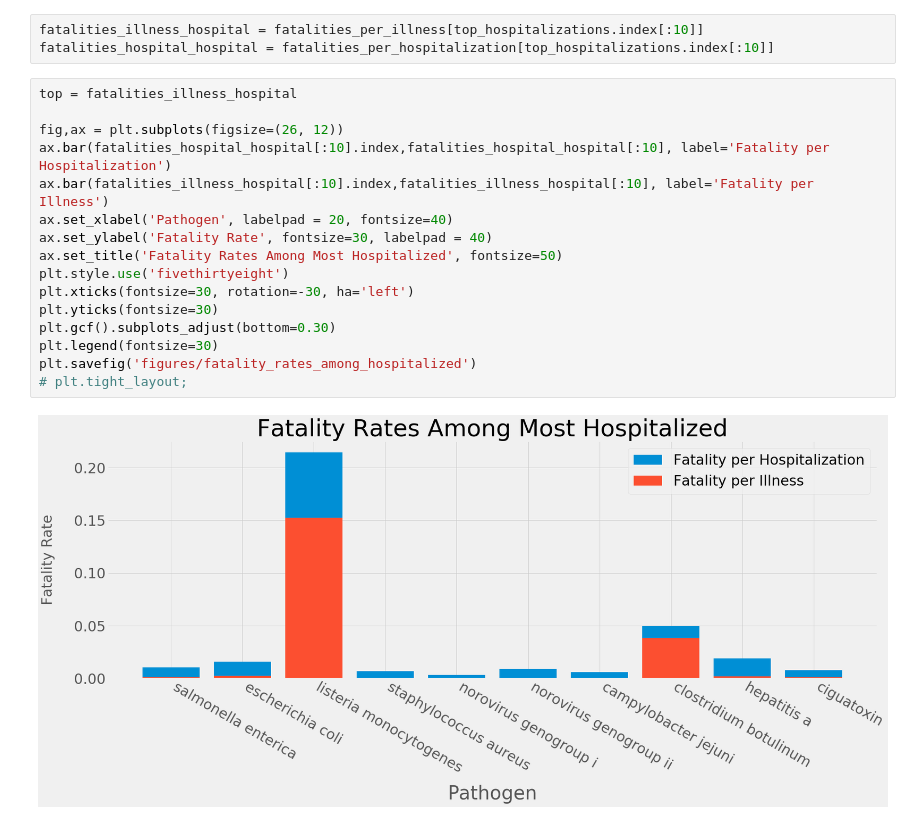
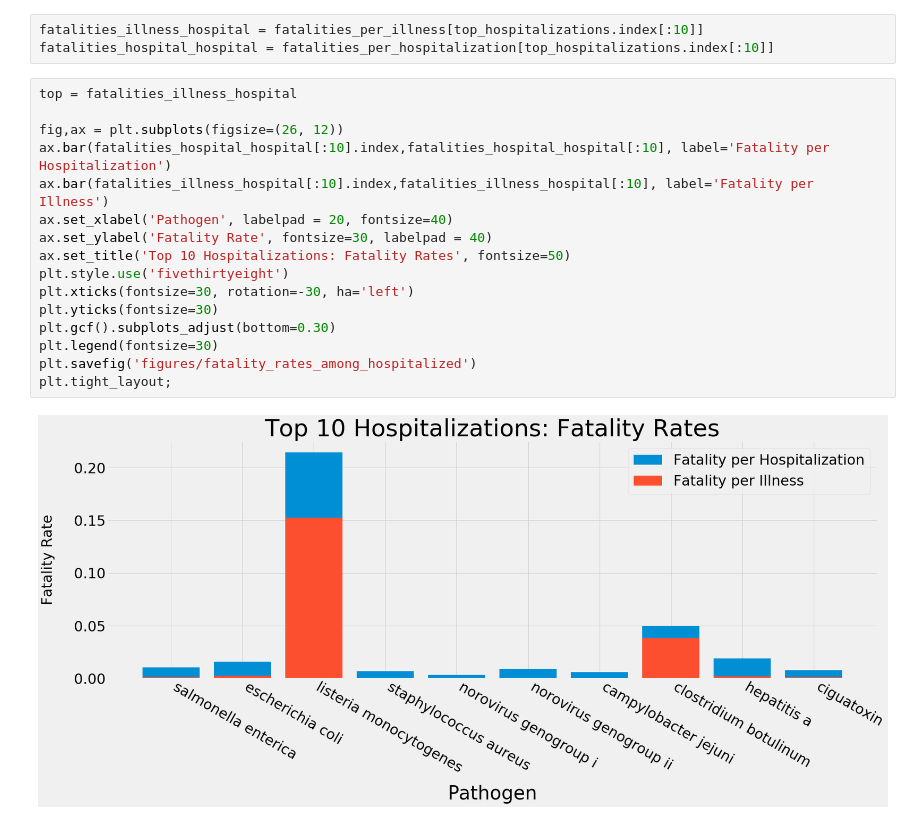
Before and after one commit to heathcliffs34/capstone_1, a Jupyter notebook: capstone1_severity.ipynb, the cells around one changed output. Saved outputs shown, nothing was run; the diff lists cells and outputs as text.

```diff
--- a/capstone1_severity.ipynb
+++ b/capstone1_severity.ipynb
@@ -275,21 +275,21 @@ fatalities_hospital_hospital = fatalities_per_hospitalization[top_hospitalizatio
 # %%
 top = fatalities_illness_hospital
 
 fig,ax = plt.subplots(figsize=(26, 12))
 ax.bar(fatalities_hospital_hospital[:10].index,fatalities_hospital_hospital[:10], label='Fatality per Hospitalization')
 ax.bar(fatalities_illness_hospital[:10].index,fatalities_illness_hospital[:10], label='Fatality per Illness')
 ax.set_xlabel('Pathogen', labelpad = 20, fontsize=40)
 ax.set_ylabel('Fatality Rate', fontsize=30, labelpad = 40)
-ax.set_title('Fatality Rates Among Most Hospitalized', fontsize=50)
+ax.set_title('Top 10 Hospitalizations: Fatality Rates', fontsize=50)
 plt.style.use('fivethirtyeight')
 plt.xticks(fontsize=30, rotation=-30, ha='left')
 plt.yticks(fontsize=30)
 plt.gcf().subplots_adjust(bottom=0.30)
 plt.legend(fontsize=30)
 plt.savefig('figures/fatality_rates_among_hospitalized')
-# plt.tight_layout;
+plt.tight_layout;
 # %% [output]
-[figure, old version]
+[figure, new version]
 # %%
 fig, axs = plt.subplots(1,2, figsize=(20,15))
 axs[0].barh(top_hospitalizations[:10][::-1].index,top_hospitalizations[:10][::-1])
```
Also changed, not shown: parts of 7 cells of this notebook, 9 other files.
